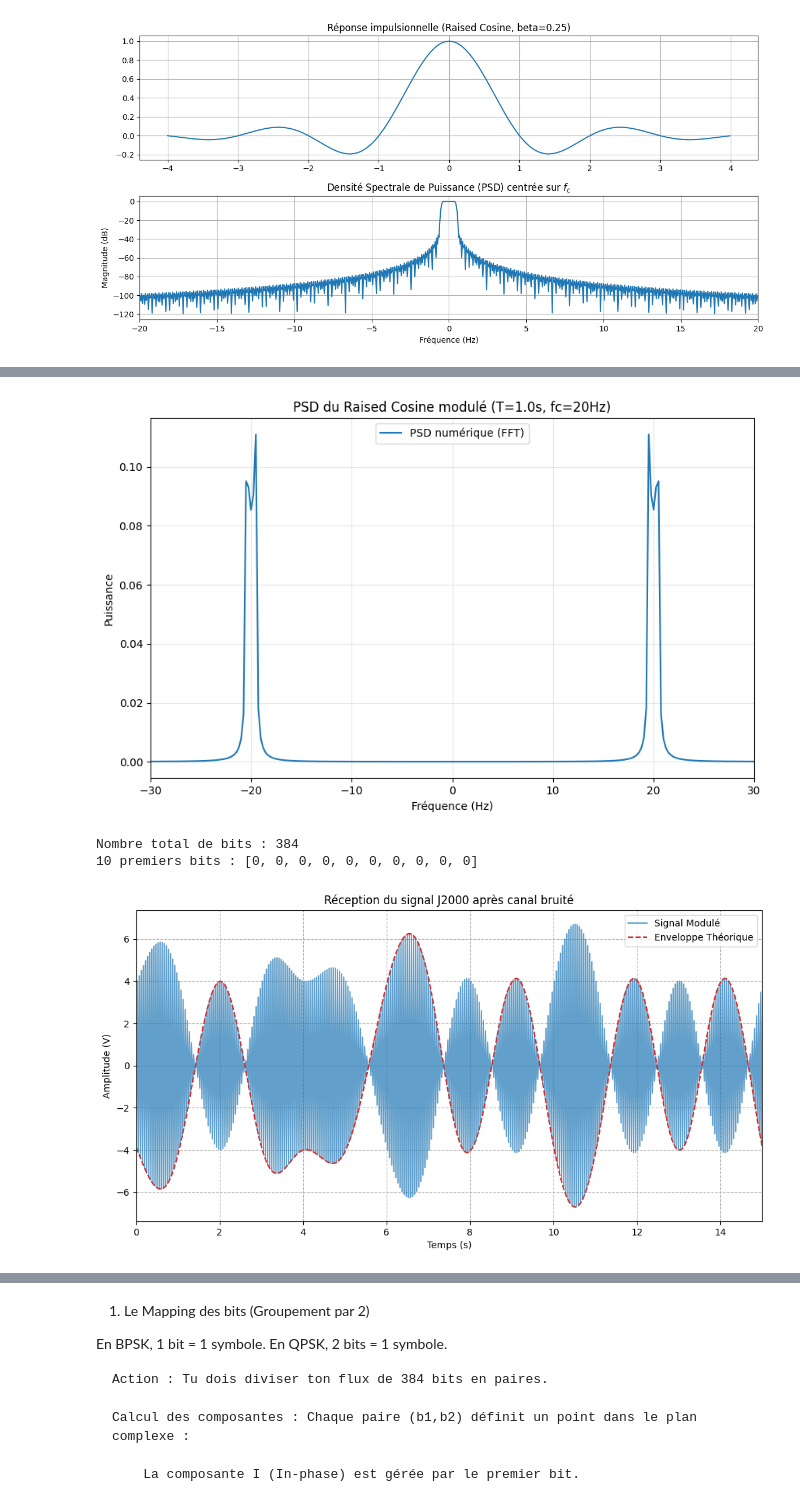
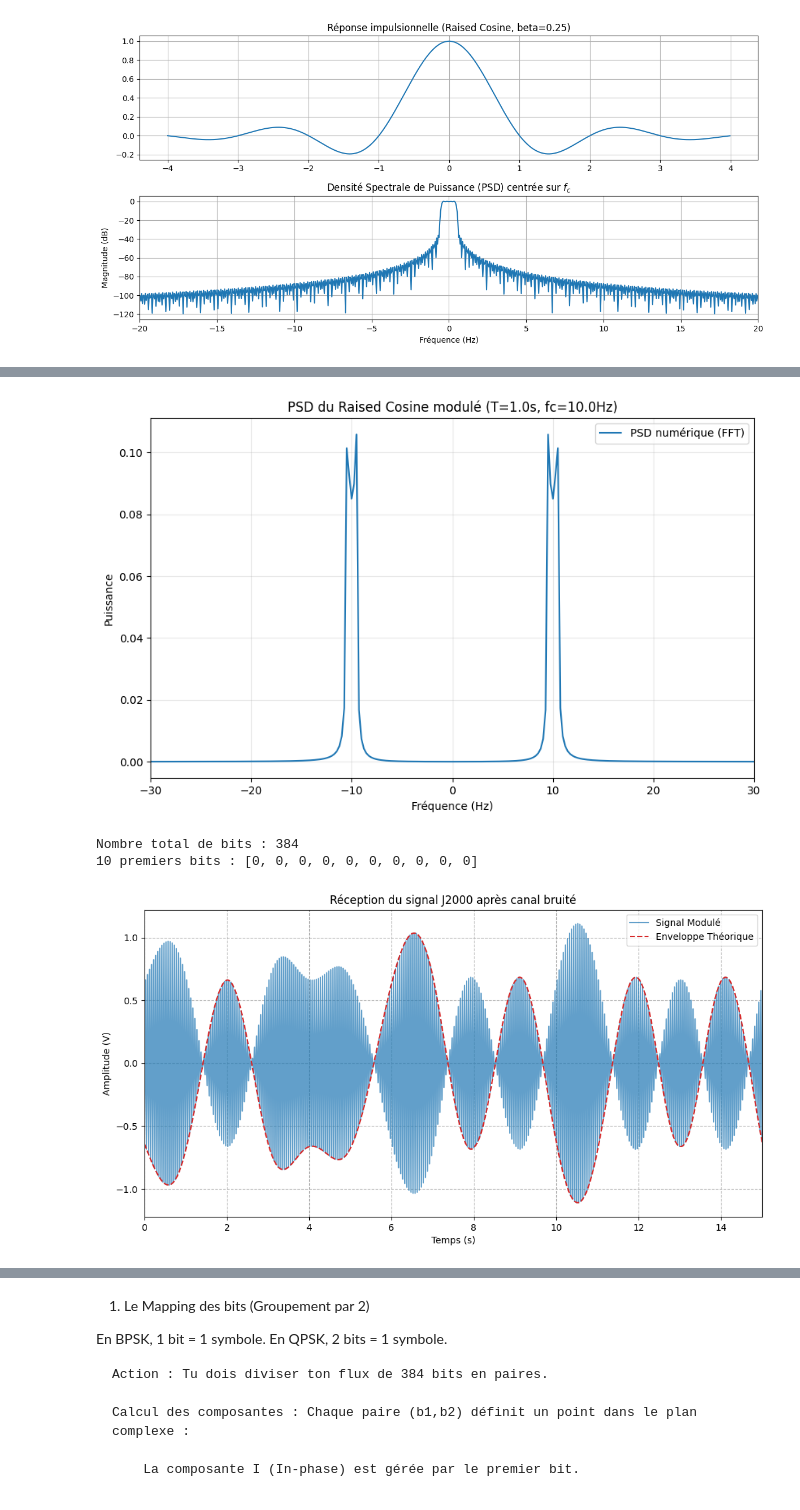
Before and after one commit to zomboky/space-telecommunications, a Jupyter notebook: versiont1.ipynb, the cells around one changed output, grey strips where cells are left out. Drawn from its saved outputs; the diff is of its cells as text; code cells hidden in the pictures.

```diff
--- a/versiont1.ipynb
+++ b/versiont1.ipynb
@@ -148,7 +148,7 @@ plt.show()
 # %%
 # --- Paramètres mis à jour ---
 T = 1.0             # Période symbole
-fc = 20             # Fréquence porteuse
+fc = 10 / T             # Fréquence porteuse
 dt_mod = T / 1000   # Échantillonnage (fs = 1000 Hz)
 fs_mod = 1 / dt_mod
 
@@ -184,7 +184,7 @@ plt.xlim(-30, 30)
 plt.legend()
 plt.show()
 # %% [output]
-[figure, old version]
+[figure, new version]
 # %%
 import struct
 
@@ -250,6 +250,8 @@ def generate_j2000_signal(coords, T=1.0, beta=0.35, span=6, fc=20):
 
     # 5. Filtrage Raised Cosine
     t_rc, h_rc = raised_cosine(T, beta, span, dt)
+    h_rc = h_rc / np.sqrt(np.sum(h_rc**2))   # <<< NORMALISATION ÉNERGIE
+
     # Le 'mode=same' centre le signal, d'où l'importance du padding pour ne pas couper la fin
     baseband = np.convolve(impulses, h_rc, mode='same')
 
@@ -261,34 +263,34 @@ def generate_j2000_signal(coords, T=1.0, beta=0.35, span=6, fc=20):
     return {
         "t": t_signal,
         "modulated": modulated_signal,
         "baseband": baseband,
         "bits": bits_utiles, # On garde les bits originaux pour comparer après décodage
         "dt": dt
     }
 
 # --- EXÉCUTION ET TRACÉ EXTÉRIEUR ---
 
 mes_coordonnees = [[-0.1742, 0.9689, 0.0001458, -29.78, -5.21, 0.001]]
 
 # 1. Génération des données
 data = generate_j2000_signal(mes_coordonnees, T=1.0, fc=20)
 
 
 
 # 3. Tracé manuel
 plt.figure(figsize=(12, 6))
 plt.plot(data["t"], data["modulated"], label="Signal Modulé", color='tab:blue', alpha=0.7)
 plt.plot(data["t"], data["baseband"], '--', label="Enveloppe Théorique", color='tab:red')
 
 plt.title("Réception du signal J2000 après canal bruité")
 plt.xlabel("Temps (s)")
 plt.ylabel("Amplitude (V)")
 plt.xlim(0, 15)  # Zoom sur les 15 premiers bits
 plt.grid(True, linestyle='--')
 plt.legend()
 plt.show()
 # %% [output]
-[figure, old version]
+[figure, new version]
 # %%
 # 1. Génération du signal de base (dictionnaire data)
 # On utilise tes paramètres : T=1s, fc=20Hz
```
Also changed, not shown: parts of 16 cells of this notebook.
